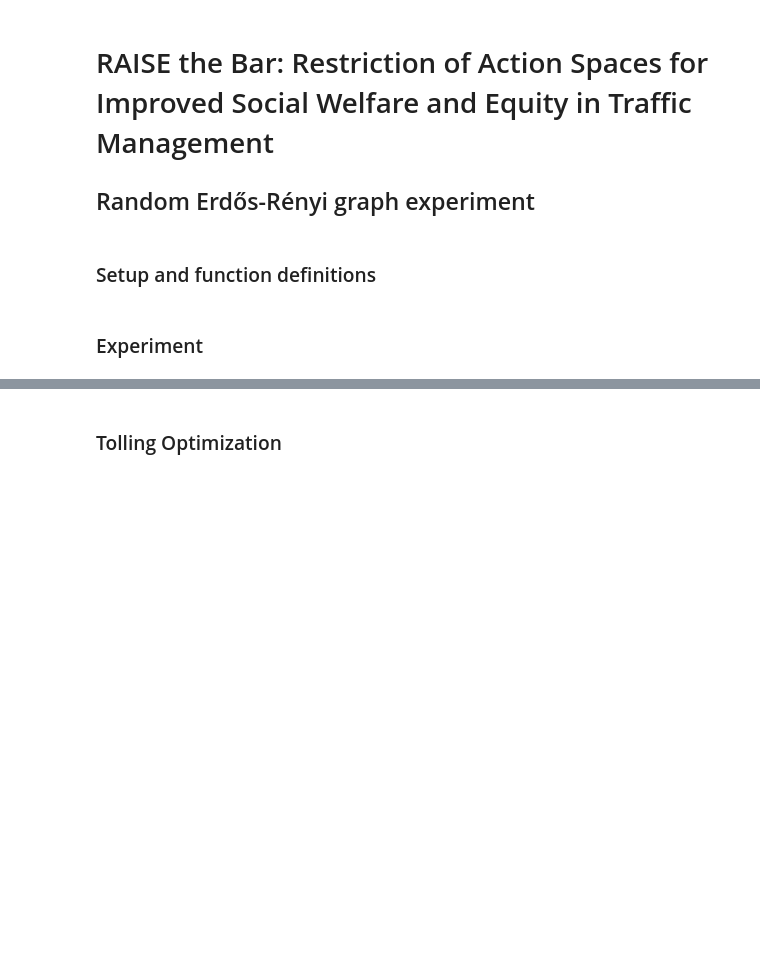
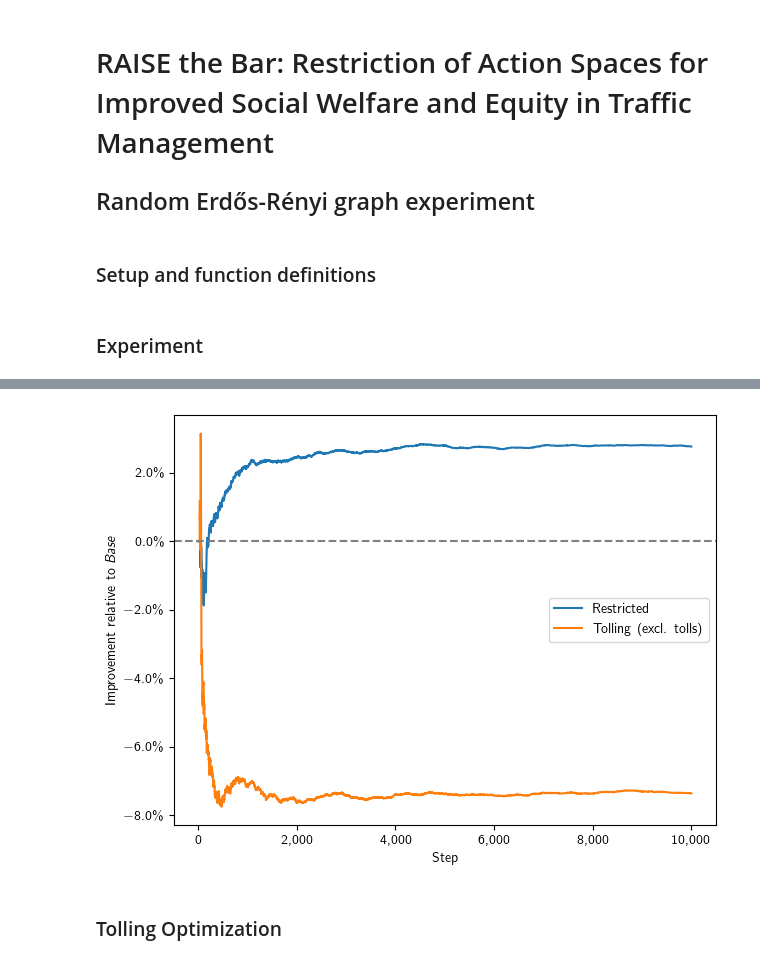
Before and after one commit to michoest/aamas-2024, a Jupyter notebook: src/traffic/v4/experiments/gnp/gnp.ipynb, the cells around one changed output, grey strips where cells are left out. Drawn from its saved outputs; the diff is of its cells as text; code cells hidden in the pictures; blank space fills up the shorter version.

```diff
--- a/src/traffic/v4/experiments/gnp/gnp.ipynb
+++ b/src/traffic/v4/experiments/gnp/gnp.ipynb
@@ -160,3 +257,19 @@ ax.yaxis.set_major_formatter(mtick.PercentFormatter(1.0))
+# %%
+ax = unrestricted_car_travel_times.groupby('step')['travel_time'].mean().div(restricted_car_travel_times.groupby('step')['travel_time'].mean()).sub(1.0).plot(label='Restricted')
+unrestricted_car_travel_times.groupby('step')['travel_time'].mean().div(tolling_car_travel_times.groupby('step')['travel_time'].mean()).sub(1.0).plot(ax=ax,
+                                                                                                                                                      label='Tolling (excl. tolls)')
+ax.legend()
+ax.set_xlabel('Step')
+ax.set_ylabel('Improvement relative to \emph{Base}')
+ax.yaxis.set_major_formatter(mtick.PercentFormatter(1.0))
+ax.axhline(ls='--', color='grey')
+ax.get_xaxis().set_major_formatter(
+    mpl.ticker.FuncFormatter(lambda x, p: format(int(x), ',')))
+
+plt.tight_layout()
+ax.get_figure().savefig('relative-travel-time.pdf', dpi=300)
+# %% [output]
+[figure, added]
 # %% [markdown]
 ### Tolling Optimization
 # %%
```
Also changed, not shown: parts of 13 cells of this notebook.
